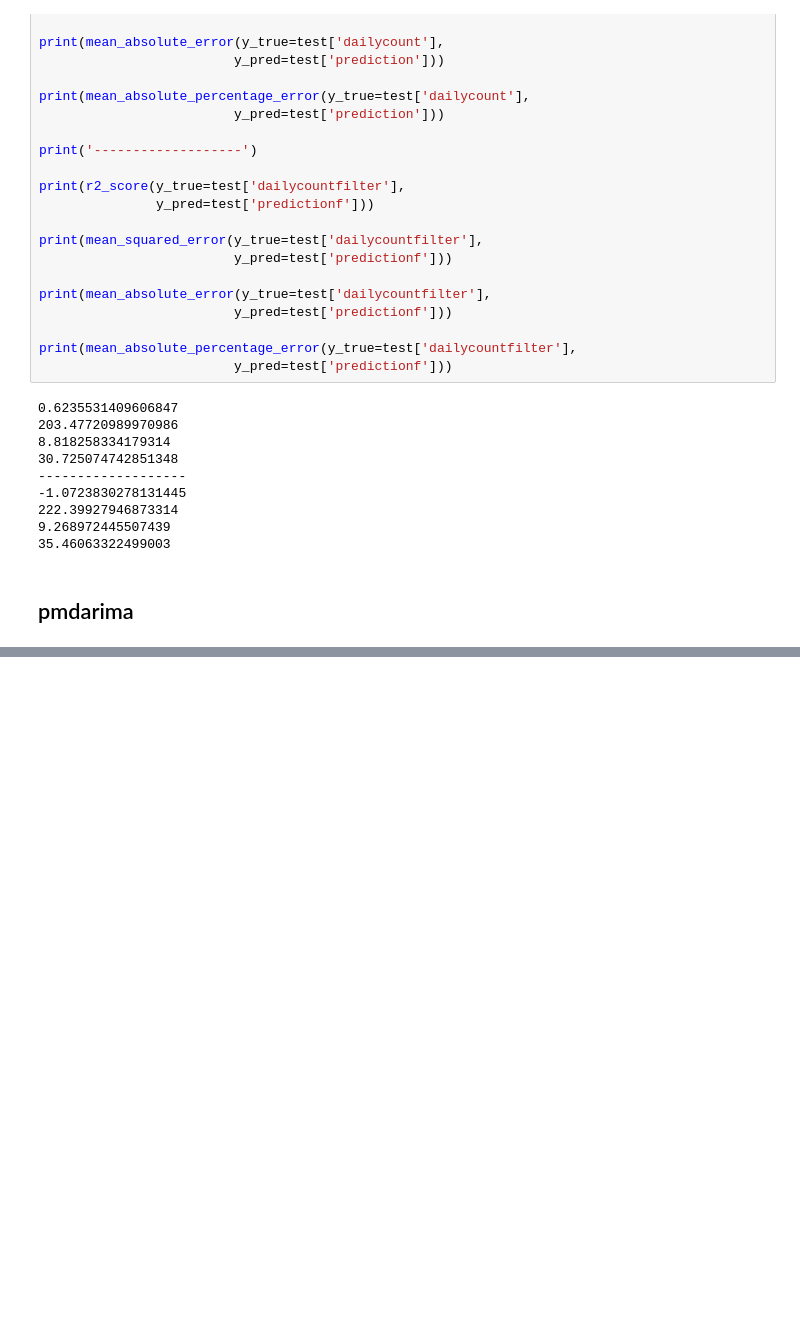
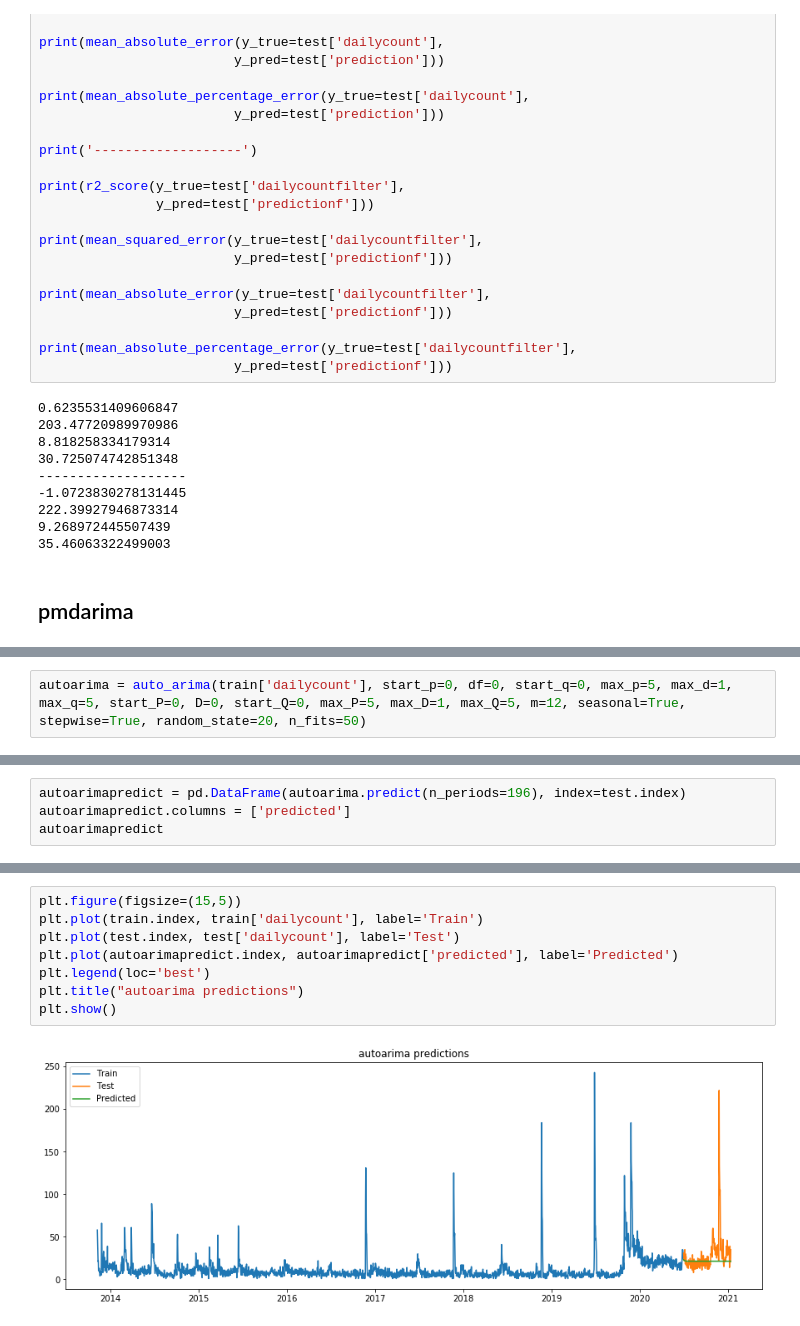
Before and after one commit to Moses-Lin/projectzomboidtimeseries, a Jupyter notebook: Time Series.ipynb, the cells around one changed output, grey strips where cells are left out. Saved outputs shown, nothing was run; the diff lists cells and outputs as text; blank space fills up the shorter version.

Commit message:
first iteration of autoarima

```diff
--- a/Time Series.ipynb
+++ b/Time Series.ipynb
@@ -857,0 +878,2 @@ print(mean_absolute_percentage_error(y_true=test['dailycountfilter'],
+# %%
+autoarima = auto_arima(train['dailycount'], start_p=0, df=0, start_q=0, max_p=5, max_d=1, max_q=5, start_P=0, D=0, start_Q=0, max_P=5, max_D=1, max_Q=5, m=12, seasonal=True, stepwise=True, random_state=20, n_fits=50)
@@ -857,0 +905,4 @@ print(mean_absolute_percentage_error(y_true=test['dailycountfilter'],
+# %%
+autoarimapredict = pd.DataFrame(autoarima.predict(n_periods=196), index=test.index)
+autoarimapredict.columns = ['predicted']
+autoarimapredict
@@ -857,0 +924,10 @@ print(mean_absolute_percentage_error(y_true=test['dailycountfilter'],
+# %%
+plt.figure(figsize=(15,5))
+plt.plot(train.index, train['dailycount'], label='Train')
+plt.plot(test.index, test['dailycount'], label='Test')
+plt.plot(autoarimapredict.index, autoarimapredict['predicted'], label='Predicted')
+plt.legend(loc='best')
+plt.title("autoarima predictions")
+plt.show()
+# %% [output]
+[figure, added]
```
Also changed, not shown: parts of 5 cells of this notebook.
